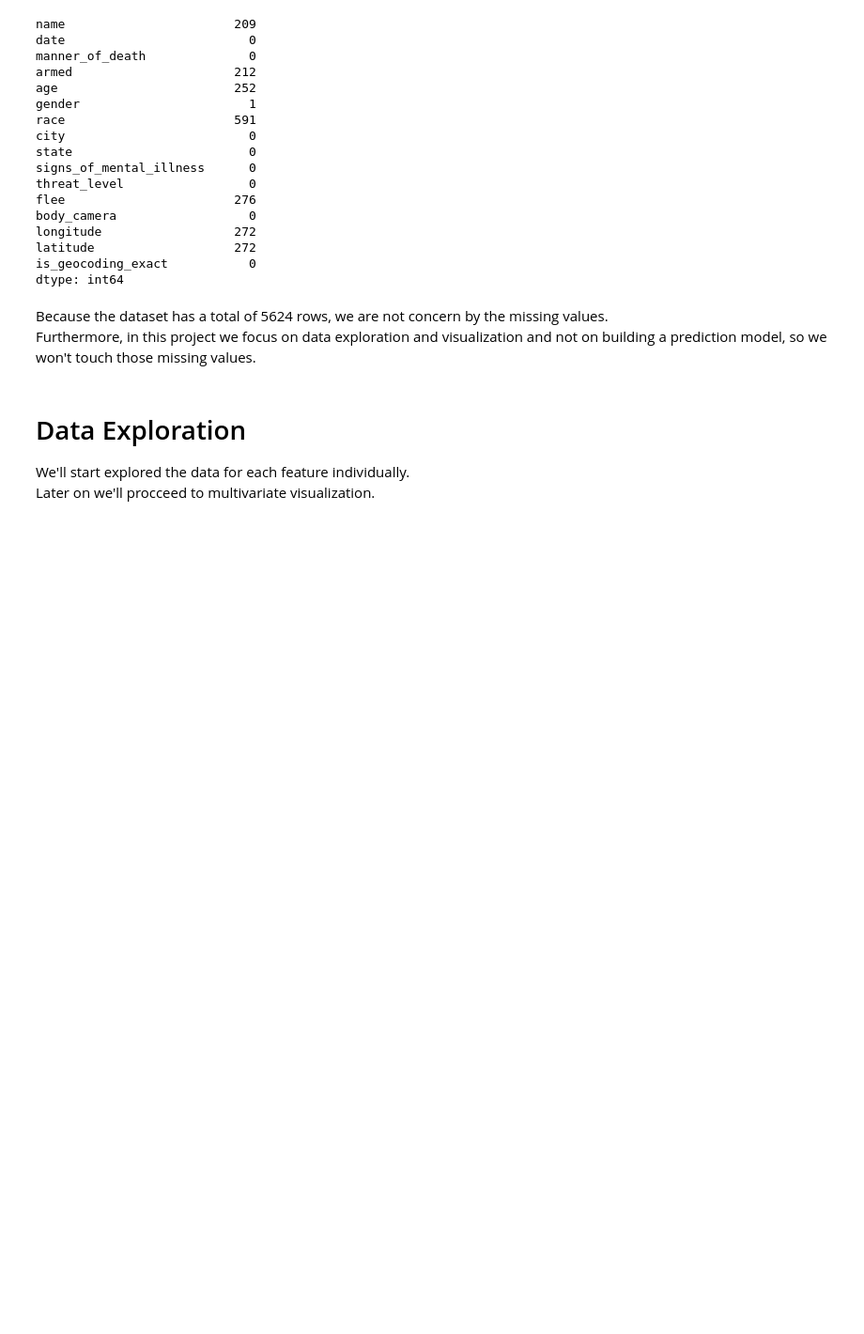
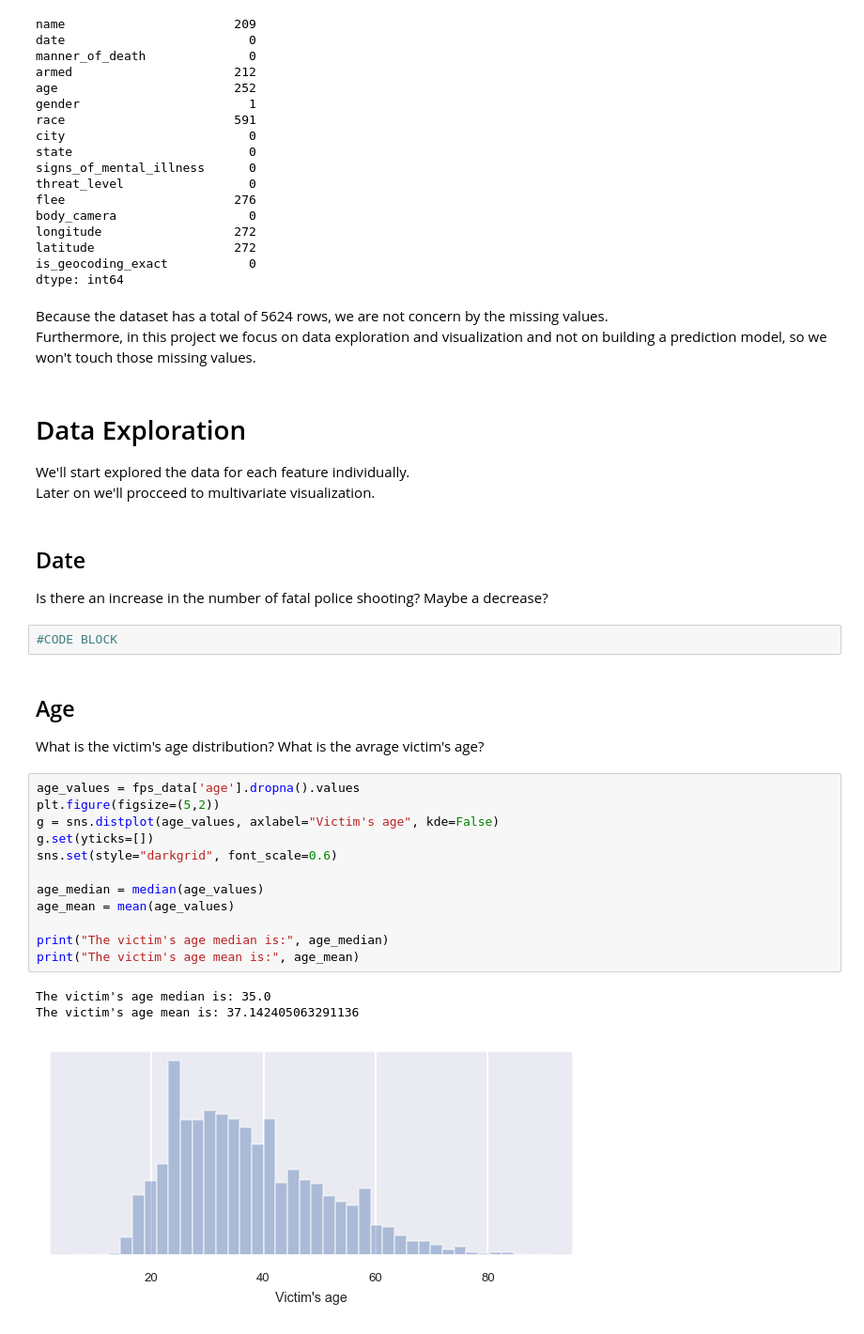
Before and after one commit to SagiPolaczek/Police_Shooting_Analysis, a Jupyter notebook: fps.ipynb, the cells around one changed output. Shown: that part at 94% size. Drawn from its saved outputs; the diff is of its cells as text; blank space fills up the shorter version.

```diff
--- a/fps.ipynb
+++ b/fps.ipynb
@@ -73,3 +76,27 @@ Furthermore, in this project we focus on data exploration and visualization and
 # Data Exploration
 We'll start explored the data for each feature individually.
 Later on we'll procceed to multivariate visualization.
+# %% [markdown]
+## Date
+Is there an increase in the number of fatal police shooting? Maybe a decrease?
+# %%
+#CODE BLOCK
+# %% [markdown]
+## Age
+What is the victim's age distribution? What is the avrage victim's age?
+# %%
+age_values = fps_data['age'].dropna().values
+plt.figure(figsize=(5,2))
+g = sns.distplot(age_values, axlabel="Victim's age", kde=False)
+g.set(yticks=[])
+sns.set(style="darkgrid", font_scale=0.6)
+
+age_median = median(age_values)
+age_mean = mean(age_values)
+
+print("The victim's age median is:", age_median)
+print("The victim's age mean is:", age_mean)
+# %% [output]
+The victim's age median is: 35.0
+The victim's age mean is: 37.142405063291136
+[figure, added]
```
Also changed, not shown: parts of 12 cells of this notebook.
